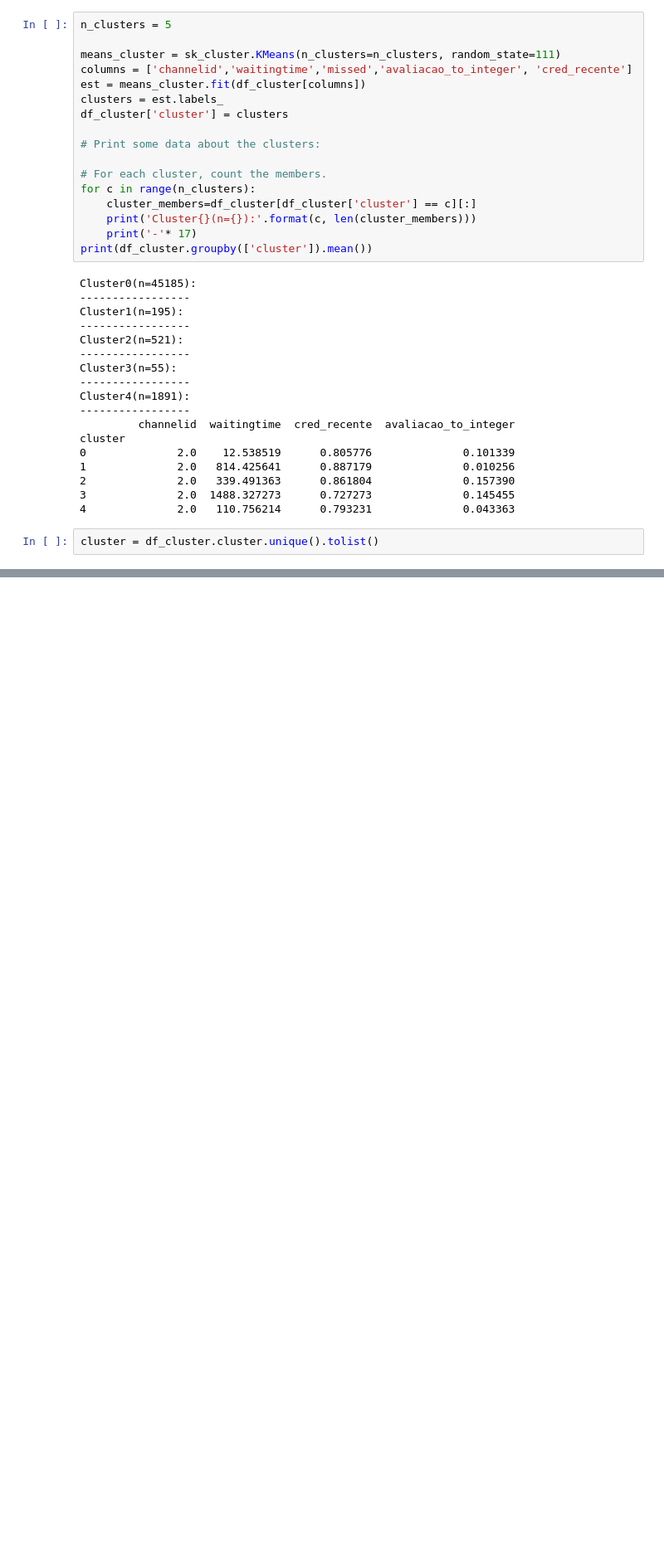
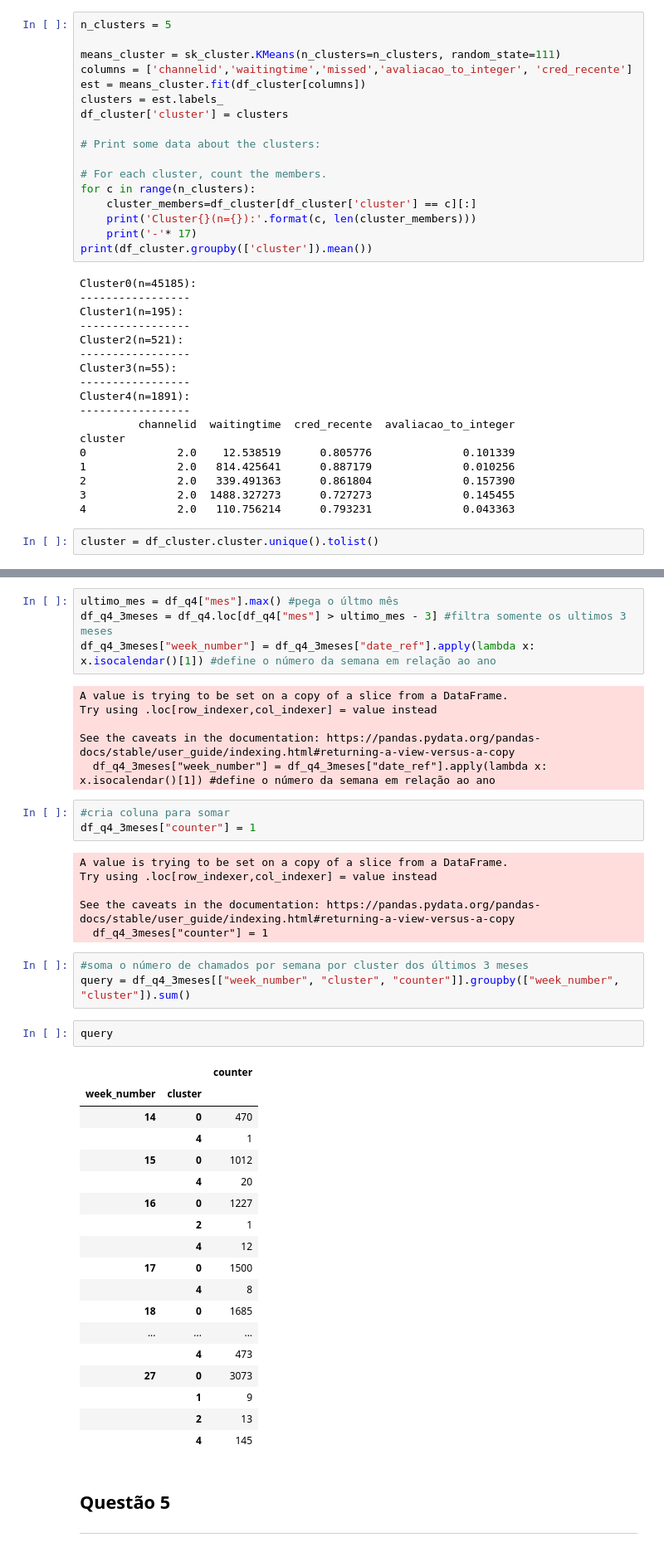
Before and after one commit to fernandocfbf/caseStone, a Jupyter notebook: analise.ipynb, the cells around one changed output, grey strips where cells are left out. Shown at 83% size. Cells and saved outputs as stored; diff of their text form; blank space fills up the shorter version.

```diff
--- a/analise.ipynb
+++ b/analise.ipynb
@@ -255,0 +290,46 @@ Para realizar a análise foi utilizado o algorítmo k-means, segmentando o datas
+# %%
+ultimo_mes = df_q4["mes"].max() #pega o últmo mês
+df_q4_3meses = df_q4.loc[df_q4["mes"] > ultimo_mes - 3] #filtra somente os ultimos 3 meses
+df_q4_3meses["week_number"] = df_q4_3meses["date_ref"].apply(lambda x: x.isocalendar()[1]) #define o número da semana em relação ao ano
+# %% [output]
+A value is trying to be set on a copy of a slice from a DataFrame.
+Try using .loc[row_indexer,col_indexer] = value instead
+
+See the caveats in the documentation: https://pandas.pydata.org/pandas-docs/stable/user_guide/indexing.html#returning-a-view-versus-a-copy
+  df_q4_3meses["week_number"] = df_q4_3meses["date_ref"].apply(lambda x: x.isocalendar()[1]) #define o número da semana em relação ao ano
+# %%
+#cria coluna para somar
+df_q4_3meses["counter"] = 1
+# %% [output]
+A value is trying to be set on a copy of a slice from a DataFrame.
+Try using .loc[row_indexer,col_indexer] = value instead
+
+See the caveats in the documentation: https://pandas.pydata.org/pandas-docs/stable/user_guide/indexing.html#returning-a-view-versus-a-copy
+  df_q4_3meses["counter"] = 1
+# %%
+#soma o número de chamados por semana por cluster dos últimos 3 meses
+query = df_q4_3meses[["week_number", "cluster", "counter"]].groupby(["week_number", "cluster"]).sum()
+# %%
+query
+# %% [output]
+|  |  | counter |
+| week_number | cluster |  |
+| 14 | 0 | 470 |
+|  | 4 | 1 |
+| 15 | 0 | 1012 |
+|  | 4 | 20 |
+| 16 | 0 | 1227 |
+|  | 2 | 1 |
+|  | 4 | 12 |
+| 17 | 0 | 1500 |
+|  | 4 | 8 |
+| 18 | 0 | 1685 |
+| ... | ... | ... |
+|  | 4 | 473 |
+| 27 | 0 | 3073 |
+|  | 1 | 9 |
+|  | 2 | 13 |
+|  | 4 | 145 |
+# %% [markdown]
+## Questão 5
+---
```
Also changed, not shown: parts of 15 cells of this notebook, 1 other file.
